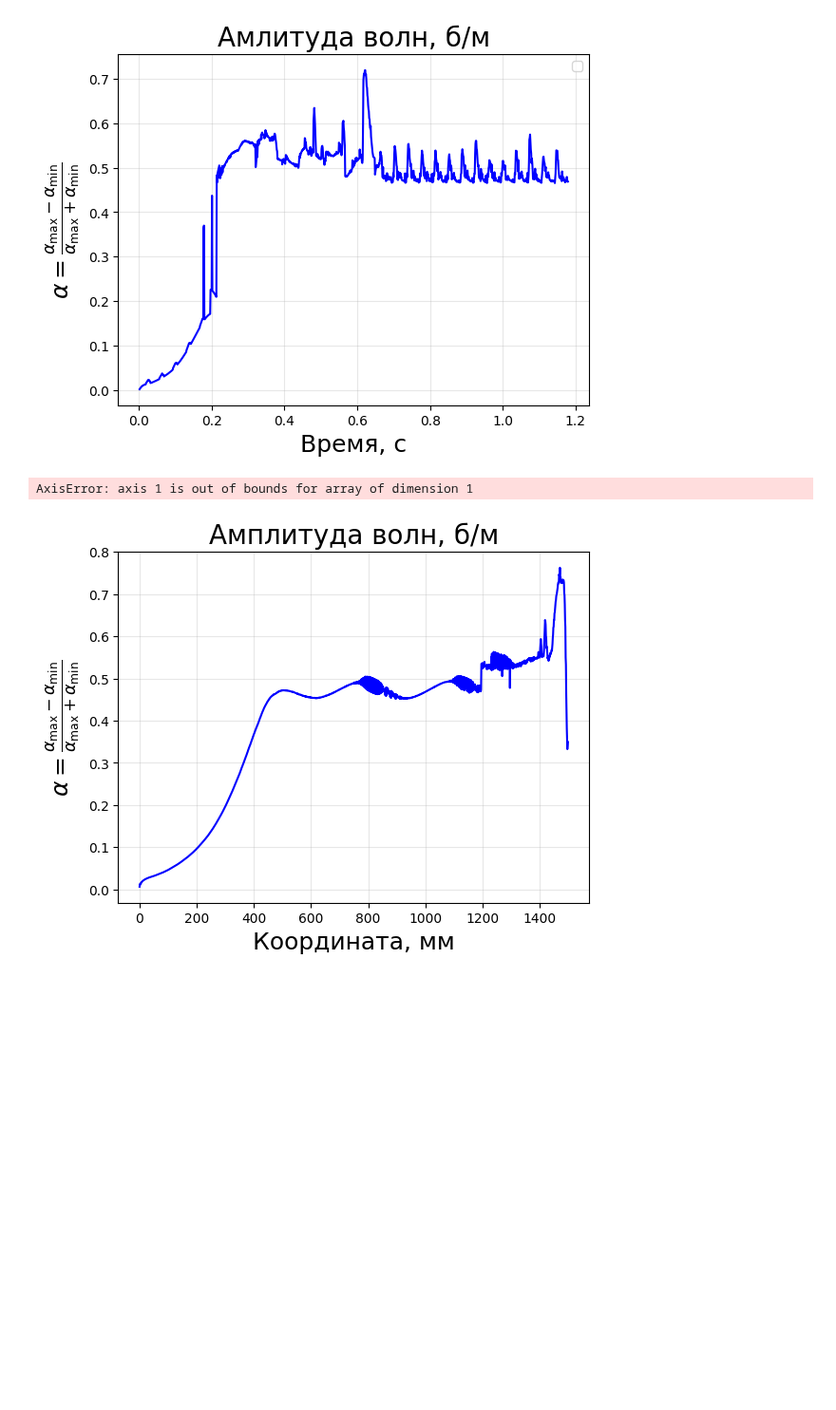
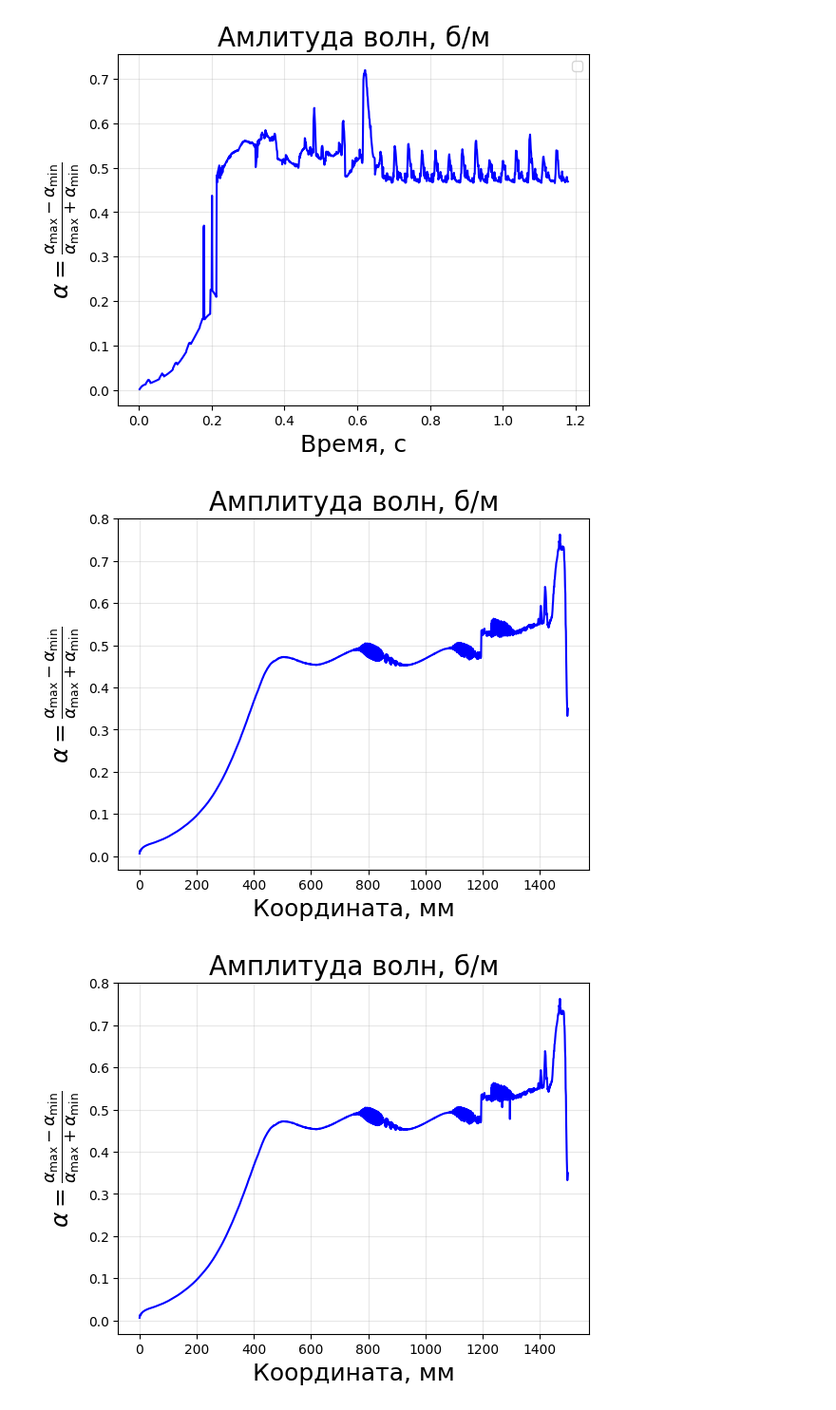
Before and after one commit to UlyanaGru/Fourier, a Jupyter notebook: test.ipynb, the cells around one changed output. Shown at 95% size. Cells and saved outputs as stored; diff of their text form; code cells hidden in the pictures; blank space fills up the shorter version.

```diff
--- a/test.ipynb
+++ b/test.ipynb
@@ -201,36 +201,36 @@ x_coords = []
 max_peaks = []
 min_peaks = []
 ampl_waves = []
 
 for i in range(nx_max):
     data_slice = data[index:, i]  #массив по времени
     #максимумы
     peaks_max, _ = find_peaks(data_slice)
     peaks_ind_max.append(peaks_max)
     peaks_values_max.append(data_slice[peaks_max])
     #минимумы
     peaks_min, _ = find_peaks(-data_slice)
     peaks_ind_min.append(peaks_min)
     peaks_values_min.append(data_slice[peaks_min])
     #берем последний максимум и минимум для расчета амплитуды
     if len(peaks_max) > 0 and len(peaks_min) > 0:
-        current_max = np.max(data_slice[peaks_max], axis=1)
-        current_min = np.min(data_slice[peaks_min], axis=1)
+        current_max = np.max(data_slice[peaks_max])
+        current_min = np.min(data_slice[peaks_min])
         max_peaks.append(current_max)
         min_peaks.append(current_min)
         if current_max + current_min != 0:
             amplitude = (current_max - current_min) / (current_max + current_min)
             ampl_waves.append(amplitude)
 x_coords = np.arange(0, len(ampl_waves), 1)
 
 plt.plot(x_coords, ampl_waves, 'b-')
 plt.xlabel('Координата, мм', fontsize=18)
 plt.ylabel(r'$\alpha = \frac{\alpha_{\max} - \alpha_{\min}}{\alpha_{\max} + \alpha_{\min}}$', fontsize=18)
 plt.grid(True, alpha=0.3)
 plt.title(f'Амплитуда волн, б/м', fontsize=20)
 plt.show()
 # %% [output]
-AxisError: axis 1 is out of bounds for array of dimension 1
+[figure, added]
 # %%
 peaks_ind_max = []
 peaks_ind_min = []
```
Also changed, not shown: parts of 12 cells of this notebook, 1 other file.
